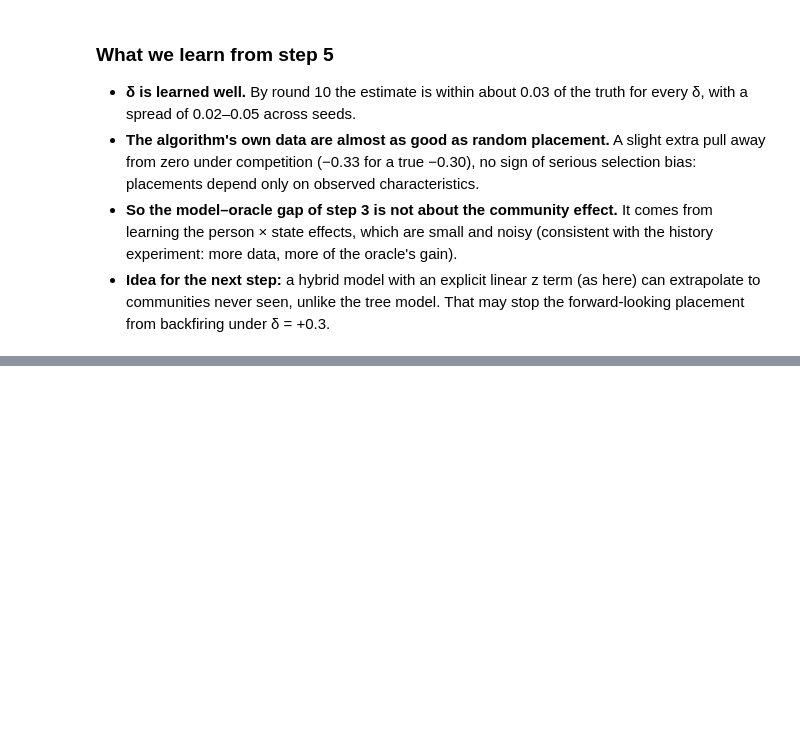
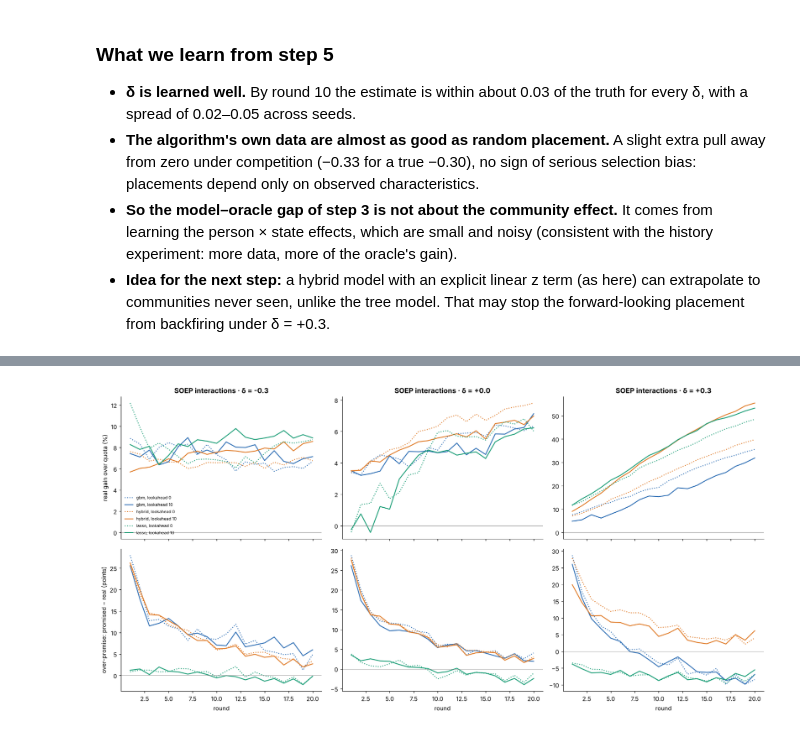
Before and after one commit to sofiykamanko/refugee_locating, a Jupyter notebook: notebooks/ws_a_community_model.ipynb, the cells around one changed output, grey strips where cells are left out. Saved outputs shown, nothing was run; the diff lists cells and outputs as text; code cells hidden in the pictures; blank space fills up the shorter version.

```diff
--- a/notebooks/ws_a_community_model.ipynb
+++ b/notebooks/ws_a_community_model.ipynb
@@ -284,0 +294,23 @@ plt.show()
+# %%
+mc = load_results("../results/model_class")
+MODEL_COLOR = {"gbm": "#2F6FB5", "hybrid": "#E07B28", "lasso": "#1B9E77"}
+fig, axes = plt.subplots(2, 3, figsize=(16, 8), sharex=True)
+for j, d in enumerate(DELTAS):
+    for m, c in MODEL_COLOR.items():
+        for la, ls in ((0, ":"), (10, "-")):
+            sub = mc[(mc["delta"] == d) & (mc["model"] == m) & (mc["lookahead"] == la)]
+            g = sub.groupby("round")[["gain_pct", "promised_gain_pct"]].mean()
+            axes[0, j].plot(g.index, g["gain_pct"], ls, color=c, label=f"{m}, lookahead {la}")
+            axes[1, j].plot(g.index, g["promised_gain_pct"] - g["gain_pct"], ls, color=c)
+    axes[0, j].set_title(f"SOEP interactions · δ = {d:+.1f}", fontweight="bold")
+    axes[1, j].set_xlabel("round")
+    for i in (0, 1):
+        axes[i, j].axhline(0, color="grey", lw=0.5)
+axes[0, 0].set_ylabel("real gain over quota (%)")
+axes[1, 0].set_ylabel("over-promise: promised − real (points)")
+axes[0, 0].legend(fontsize=7, frameon=False)
+plt.tight_layout()
+plt.savefig("../results/figures/ws_a_model_class.png", dpi=150, bbox_inches="tight")
+plt.show()
+# %% [output]
+[figure, added]
```
Also changed, not shown: parts of 3 cells of this notebook, 8 other files.
